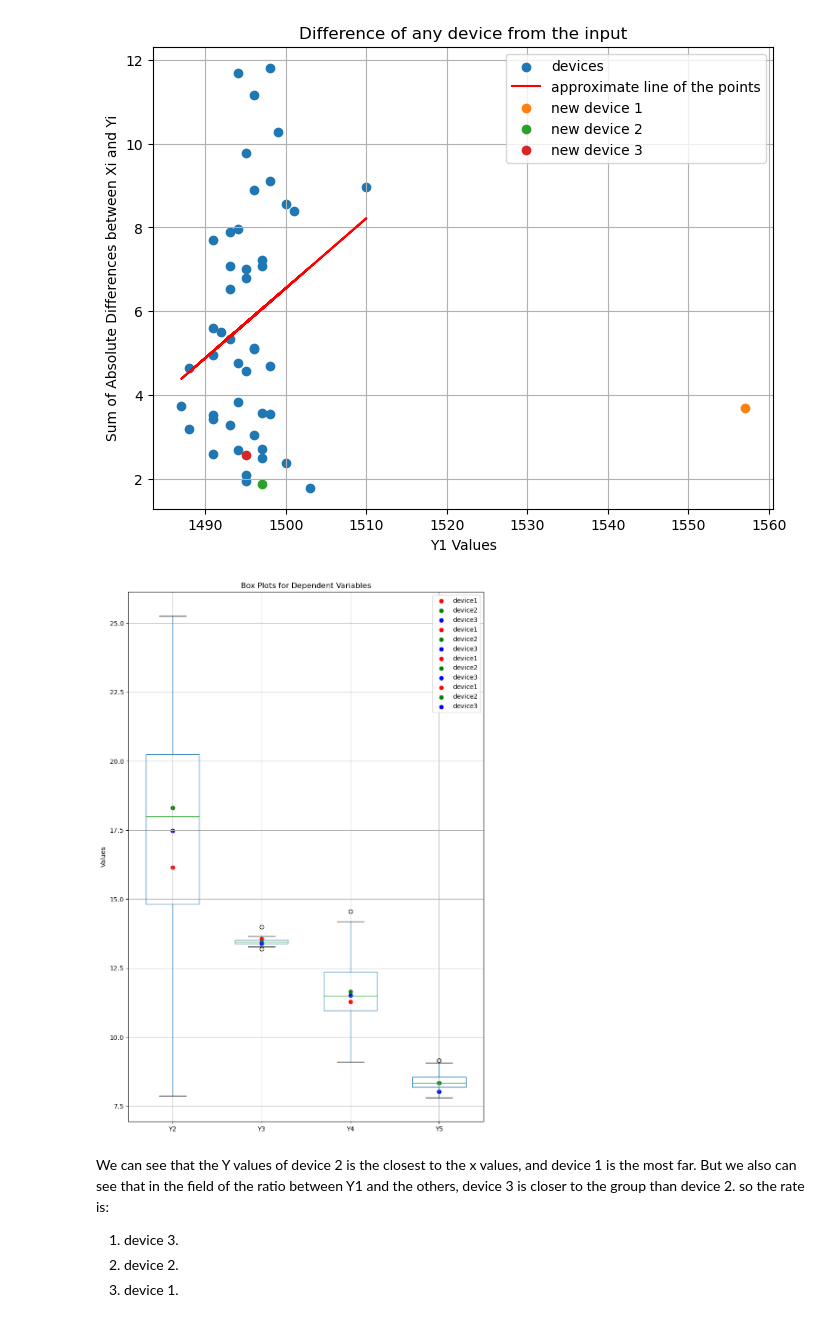
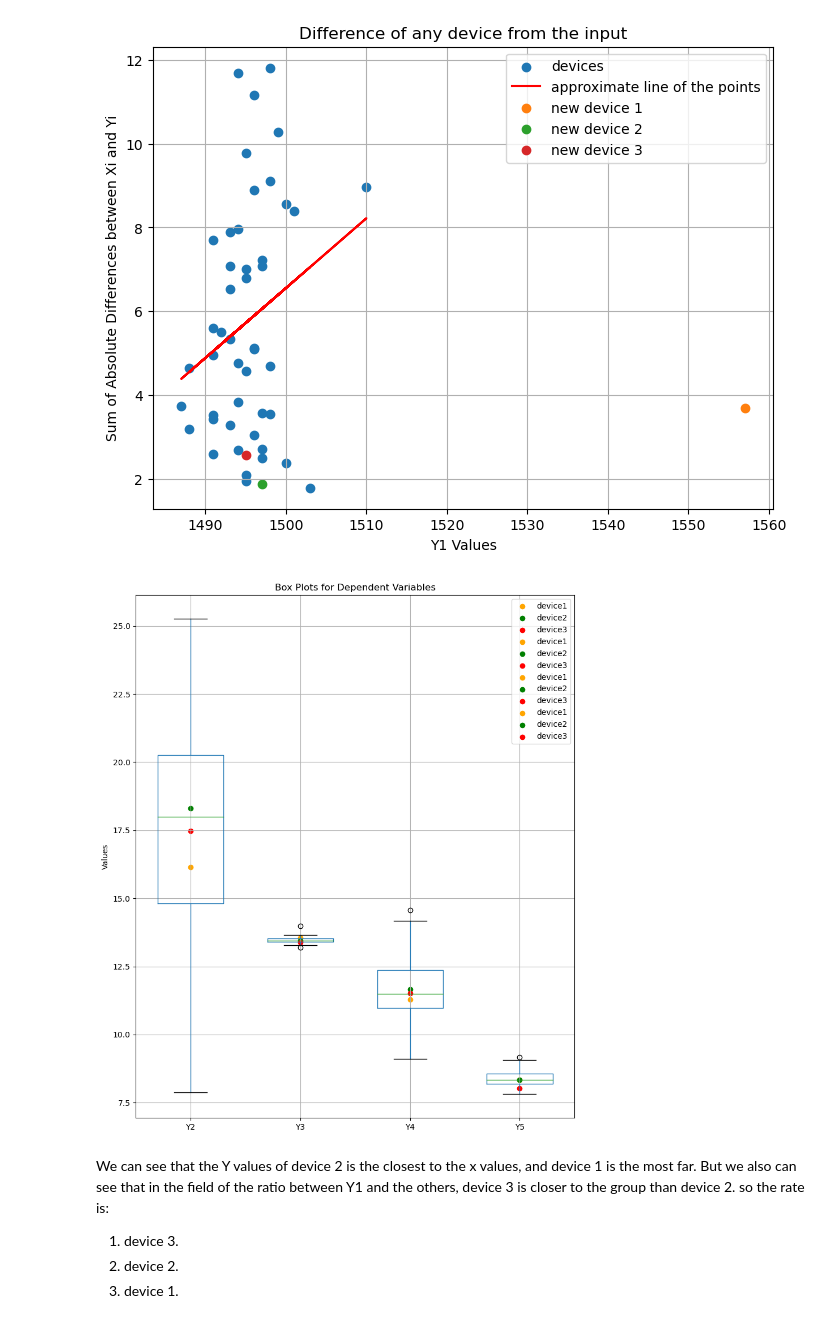
Before and after one commit to itamar3113/factory_test, a Jupyter notebook: Assigment - Itamar Mantzur.ipynb, the cells around one changed output. Cells and saved outputs as stored; diff of their text form; code cells hidden in the pictures.

```diff
--- a/assigment.ipynb
+++ b/Assigment - Itamar Mantzur.ipynb
@@ -155,20 +155,25 @@ plt.show()
 # %% [output]
 [figure]
 # %%
-plt.figure(figsize=(10, 15))
+plt.figure(figsize=(10, 12))
 df.boxplot(column=['Y2', 'Y3', 'Y4', 'Y5'], positions=[1, 2, 3, 4], widths=0.6)
 plt.title('Box Plots for Dependent Variables')
 plt.ylabel('Values')
 
 x_positions = [1, 2, 3, 4]
 for i, col in enumerate(['Y2', 'Y3', 'Y4', 'Y5']):
-    plt.scatter(x_positions[i], new_df.iloc[0][col], color='r', label='device1')
-    plt.scatter(x_positions[i], new_df.iloc[1][col], color='g', label='device2')
-    plt.scatter(x_positions[i], new_df.iloc[2][col], color='b', label='device3')
+    if i == 1:
+        plt.scatter(x_positions[i], new_df.iloc[0][col], color='orange', label='device1')
+        plt.scatter(x_positions[i], new_df.iloc[1][col], color='g', label='device2')
+        plt.scatter(x_positions[i], new_df.iloc[2][col], color='r', label='device3')
+    else:
+        plt.scatter(x_positions[i], new_df.iloc[0][col], color='orange')
+        plt.scatter(x_positions[i], new_df.iloc[1][col], color='g', label='device2')
+        plt.scatter(x_positions[i], new_df.iloc[2][col], color='r', label='device3')
 plt.legend()
 plt.show()
 # %% [output]
-[figure, old version]
+[figure, new version]
 # %% [markdown]
 We can see that the Y values of device 2 is the closest to the x values, and device 1 is the most far. But we also can see that in the field of the ratio between Y1 and the others, device 3 is closer to the group than device 2. so the rate is:
 1. device 3.
```
Also changed, not shown: parts of 1 cell of this notebook.
